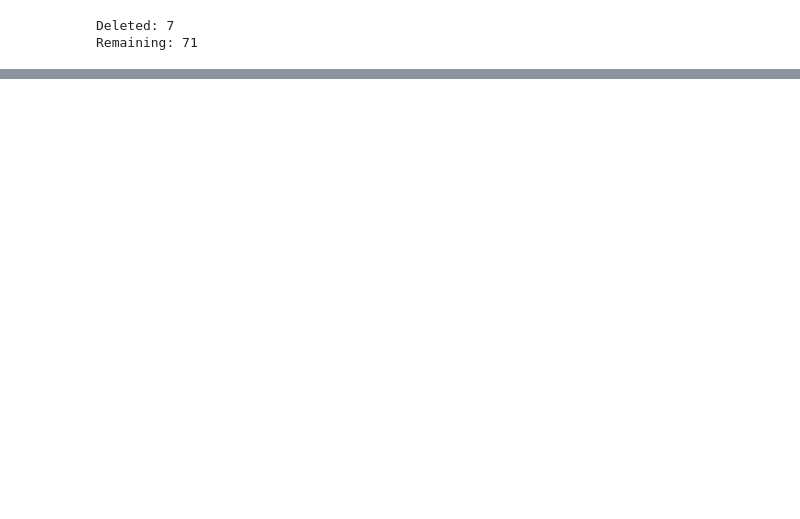
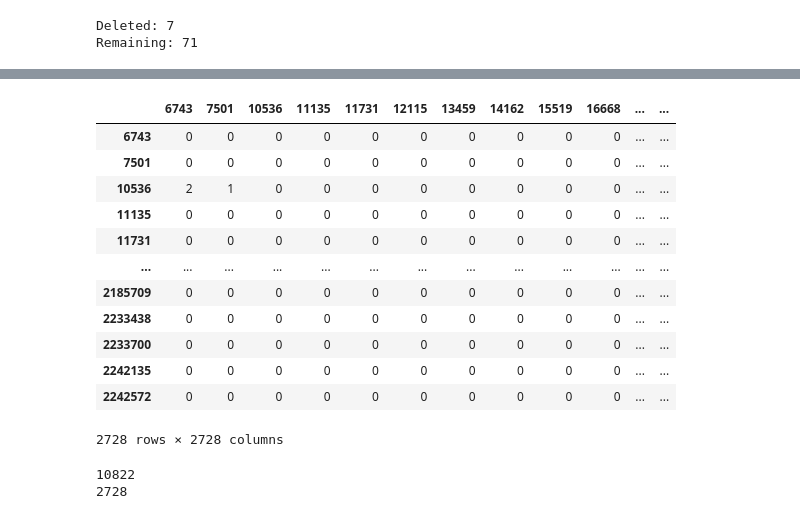
Before and after one commit to binary-riviera/repo, a Jupyter notebook: testing.ipynb, the cells around one changed output, grey strips where cells are left out. Saved outputs shown, nothing was run; the diff lists cells and outputs as text; code cells hidden in the pictures; blank space fills up the shorter version.

Commit message:
added pipenv to sort dependencies properly and added connectome support

```diff
--- a/testing.ipynb
+++ b/testing.ipynb
@@ -118,0 +120,17 @@ TypeError: 'float' object cannot be interpreted as an integer
+# %%
+df = pd.read_csv("data/Connectome_matrix.csv", index_col=0)
+df
+# %% [output]
+|  | 6743 | 7501 | 10536 | 11135 | 11731 | 12115 | 13459 | 14162 | 15519 | 16668 | ... | ... |
+| 6743 | 0 | 0 | 0 | 0 | 0 | 0 | 0 | 0 | 0 | 0 | ... | ... |
+| 7501 | 0 | 0 | 0 | 0 | 0 | 0 | 0 | 0 | 0 | 0 | ... | ... |
+| 10536 | 2 | 1 | 0 | 0 | 0 | 0 | 0 | 0 | 0 | 0 | ... | ... |
+| 11135 | 0 | 0 | 0 | 0 | 0 | 0 | 0 | 0 | 0 | 0 | ... | ... |
+| 11731 | 0 | 0 | 0 | 0 | 0 | 0 | 0 | 0 | 0 | 0 | ... | ... |
+| ... | ... | ... | ... | ... | ... | ... | ... | ... | ... | ... | ... | ... |
+| 2185709 | 0 | 0 | 0 | 0 | 0 | 0 | 0 | 0 | 0 | 0 | ... | ... |
+| 2233438 | 0 | 0 | 0 | 0 | 0 | 0 | 0 | 0 | 0 | 0 | ... | ... |
+| 2233700 | 0 | 0 | 0 | 0 | 0 | 0 | 0 | 0 | 0 | 0 | ... | ... |
+| 2242135 | 0 | 0 | 0 | 0 | 0 | 0 | 0 | 0 | 0 | 0 | ... | ... |
+| 2242572 | 0 | 0 | 0 | 0 | 0 | 0 | 0 | 0 | 0 | 0 | ... | ... |
+2728 rows × 2728 columns
@@ -118,0 +141,6 @@ TypeError: 'float' object cannot be interpreted as an integer
+# %%
+print(G2.number_of_edges())
+print(G2.number_of_nodes())
+# %% [output]
+10822
+2728
```
Also changed, not shown: parts of 16 cells of this notebook, 5 other files.
